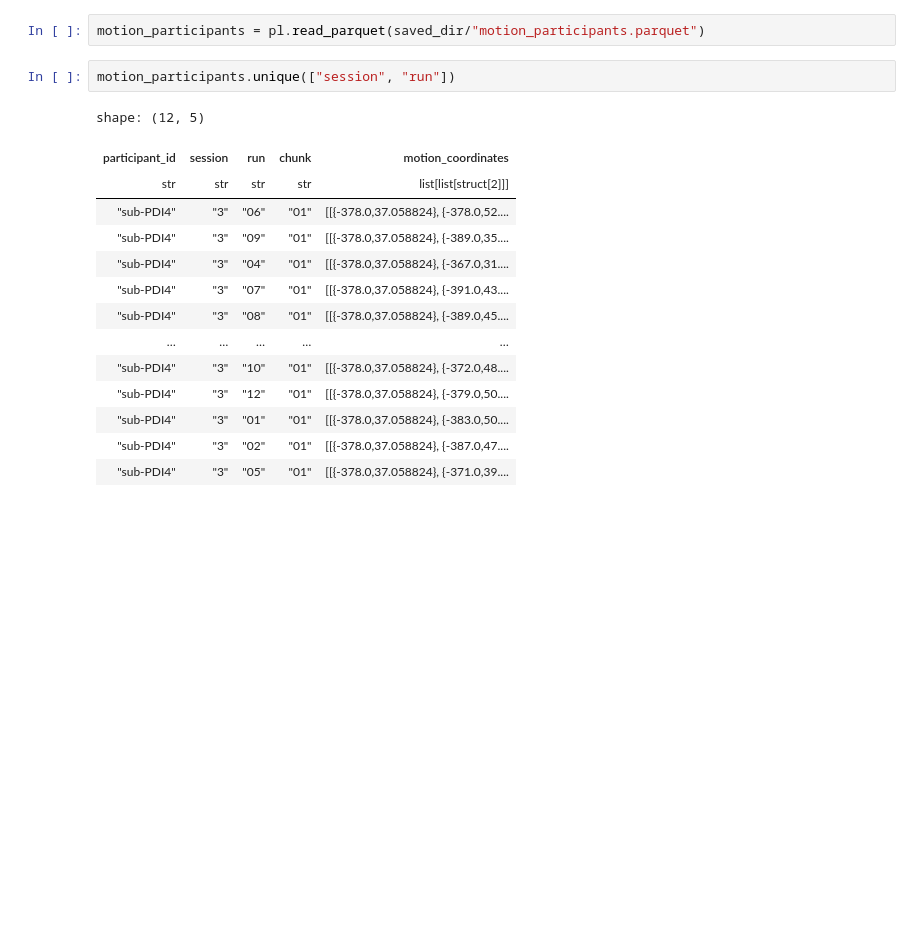
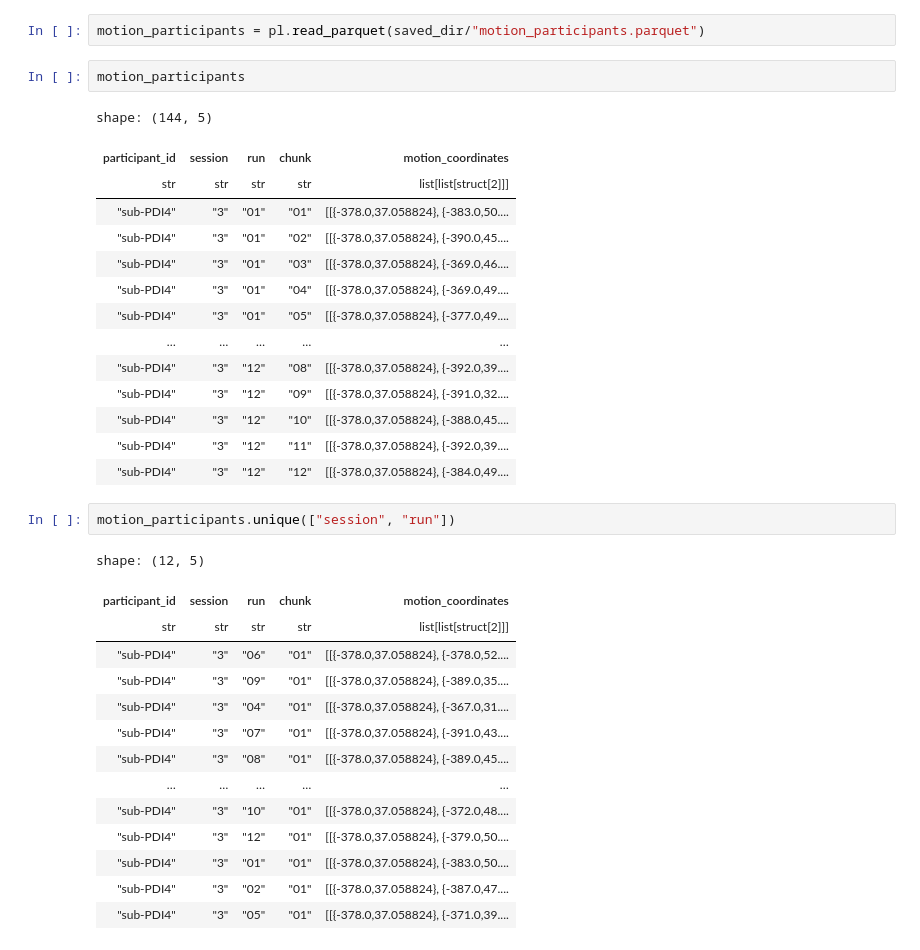
Before and after one commit to mirklys/latent-neural-dynamics-modeling, a Jupyter notebook: notebooks/data_analysis/saved_table_checkup.ipynb, the cells around one changed output. Drawn from its saved outputs; the diff is of its cells as text; blank space fills up the shorter version.

Commit message:
with chunked data, not tested

```diff
--- a/notebooks/data_analysis/saved_table_checkup.ipynb
+++ b/notebooks/data_analysis/saved_table_checkup.ipynb
@@ -26,6 +26,23 @@ shape: (10, 39)
 | "sub-PDI4" | null | null | null | null | null | "/home/bobby/repos/latent-neura… | "/home/bobby/repos/latent-neura… | "/home/bobby/repos/latent-neura… | ... |
 # %%
 motion_participants = pl.read_parquet(saved_dir/"motion_participants.parquet")
+# %%
+motion_participants
+# %% [output]
+shape: (144, 5)
+| participant_id | session | run | chunk | motion_coordinates |
+| str | str | str | str | list[list[struct[2]]] |
+| "sub-PDI4" | "3" | "01" | "01" | [[{-378.0,37.058824}, {-383.0,50.... |
+| "sub-PDI4" | "3" | "01" | "02" | [[{-378.0,37.058824}, {-390.0,45.... |
+| "sub-PDI4" | "3" | "01" | "03" | [[{-378.0,37.058824}, {-369.0,46.... |
+| "sub-PDI4" | "3" | "01" | "04" | [[{-378.0,37.058824}, {-369.0,49.... |
+| "sub-PDI4" | "3" | "01" | "05" | [[{-378.0,37.058824}, {-377.0,49.... |
+| … | … | … | … | … |
+| "sub-PDI4" | "3" | "12" | "08" | [[{-378.0,37.058824}, {-392.0,39.... |
+| "sub-PDI4" | "3" | "12" | "09" | [[{-378.0,37.058824}, {-391.0,32.... |
+| "sub-PDI4" | "3" | "12" | "10" | [[{-378.0,37.058824}, {-388.0,45.... |
+| "sub-PDI4" | "3" | "12" | "11" | [[{-378.0,37.058824}, {-392.0,39.... |
+| "sub-PDI4" | "3" | "12" | "12" | [[{-378.0,37.058824}, {-384.0,49.... |
 # %%
 motion_participants.unique(["session", "run"])
 # %% [output]
```
Also changed, not shown: 4 other files.
